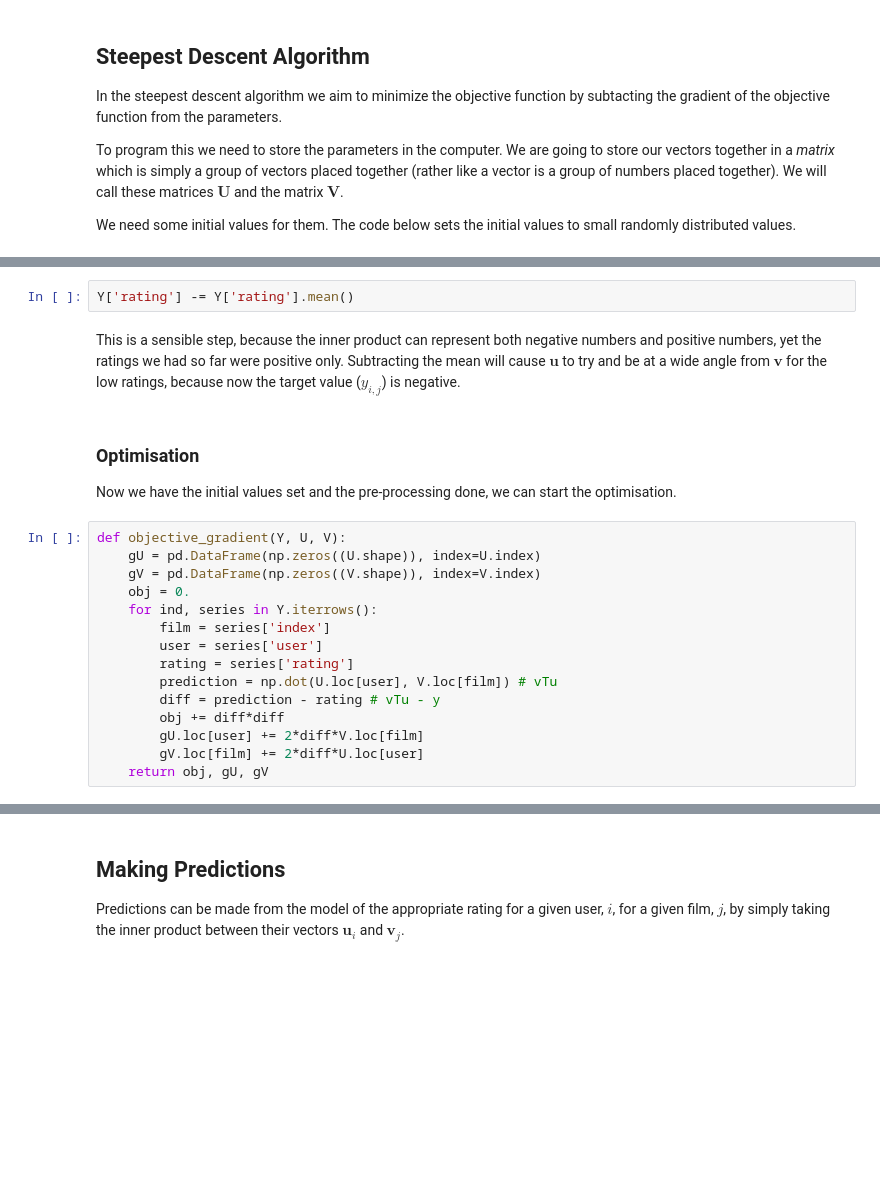
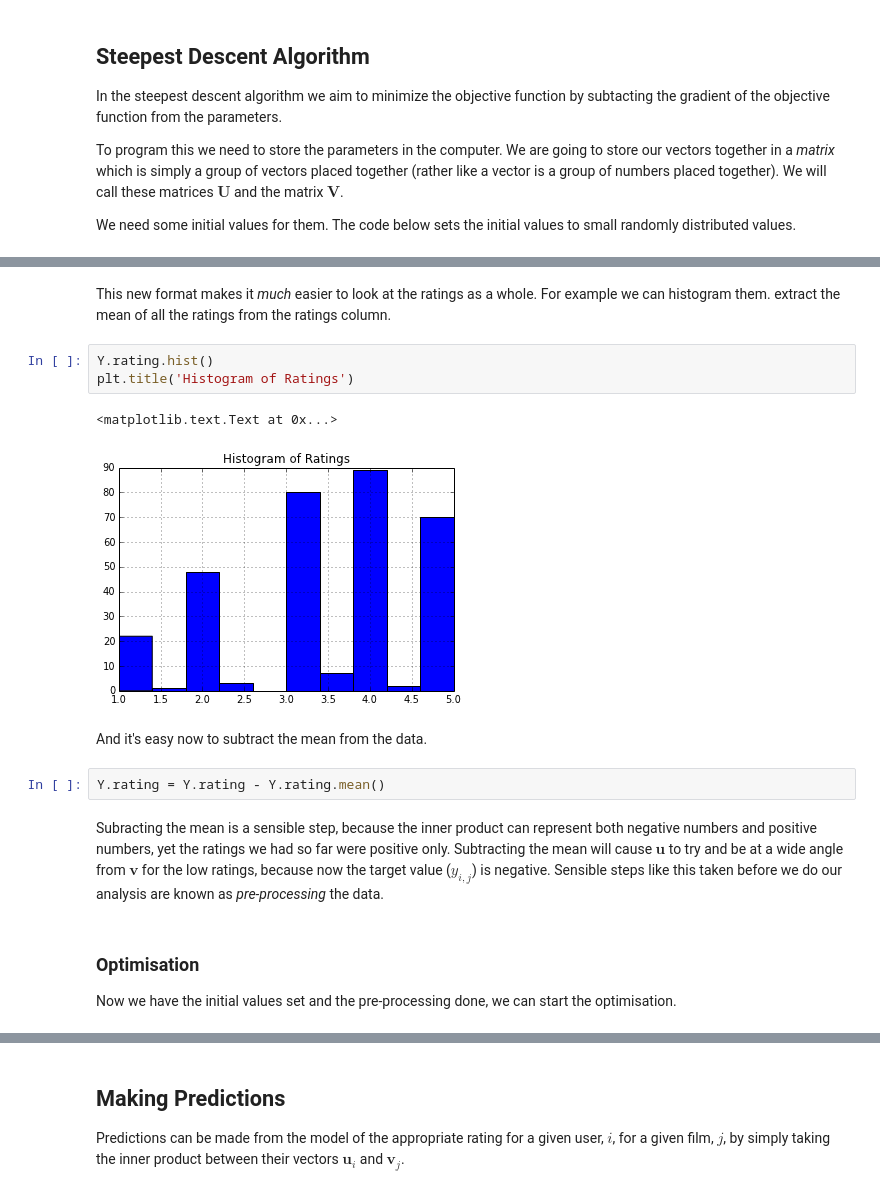
Before and after one commit to lawrennd/ambassadors14, a Jupyter notebook: movie_recommender.ipynb, the cells around one changed output, grey strips where cells are left out. Drawn from its saved outputs; the diff is of its cells as text; blank space fills up the shorter version.

```diff
--- a/movie_recommender.ipynb
+++ b/movie_recommender.ipynb
@@ -306,23 +395,19 @@ Very often there are sensible changes we can make to the data to make learning e
+# %% [markdown]
+This new format makes it *much* easier to look at the ratings as a whole. For example we can histogram them.
+extract the mean of all the ratings from the ratings column.
+# %%
+Y.rating.hist()
+plt.title('Histogram of Ratings')
+# %% [output]
+<matplotlib.text.Text at 0x...>
+[figure, added]
+# %% [markdown]
+And it's easy now to subtract the mean from the data.
 # %%
-Y['rating'] -= Y['rating'].mean()
+Y.rating = Y.rating - Y.rating.mean()
 # %% [markdown]
-This is a sensible step, because the inner product can represent both negative numbers and positive numbers, yet the ratings we had so far were positive only. Subtracting the mean will cause $\mathbf{u}$ to try and be at a wide angle from $\mathbf{v}$ for the low ratings, because now the target value ($y_{i,j}$) is negative.
+Subracting the mean is a sensible step, because the inner product can represent both negative numbers and positive numbers, yet the ratings we had so far were positive only. Subtracting the mean will cause $\mathbf{u}$ to try and be at a wide angle from $\mathbf{v}$ for the low ratings, because now the target value ($y_{i,j}$) is negative. Sensible steps like this taken before we do our analysis are known as *pre-processing* the data.
 # %% [markdown]
 ### Optimisation
 
 Now we have the initial values set and the pre-processing done, we can start the optimisation.
-# %%
-def objective_gradient(Y, U, V):
-    gU = pd.DataFrame(np.zeros((U.shape)), index=U.index)
-    gV = pd.DataFrame(np.zeros((V.shape)), index=V.index)
-    obj = 0.
-    for ind, series in Y.iterrows():
-        film = series['index']
-        user = series['user']
-        rating = series['rating']
-        prediction = np.dot(U.loc[user], V.loc[film]) # vTu
-        diff = prediction - rating # vTu - y
-        obj += diff*diff
-        gU.loc[user] += 2*diff*V.loc[film]
-        gV.loc[film] += 2*diff*U.loc[user]
-    return obj, gU, gV
```
Also changed, not shown: parts of 34 cells of this notebook.
